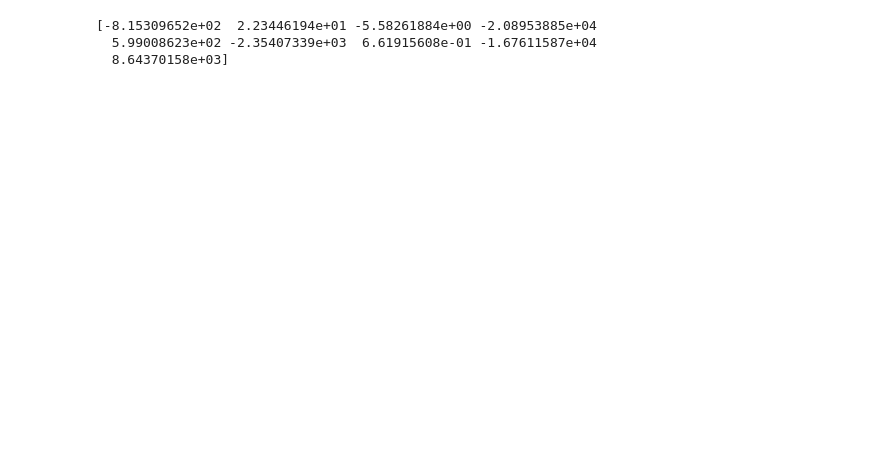
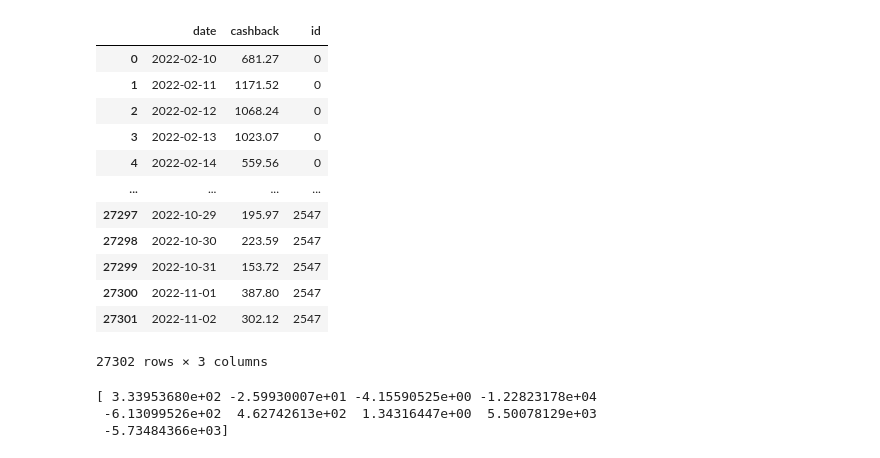
Before and after one commit to mikhio/spas, a Jupyter notebook: prediction.ipynb, the cells around one changed output. Drawn from its saved outputs; the diff is of its cells as text; code cells hidden in the pictures; blank space fills up the shorter version.

```diff
--- a/prediction.ipynb
+++ b/prediction.ipynb
@@ -17,10 +17,24 @@ from tsfresh.utilities.dataframe_functions import impute
 from tsfresh.feature_extraction import ComprehensiveFCParameters
 # %%
 # read data
-df = pd.read_excel('data/hist_data_nm_cat.xlsx')
-df = df.rename(columns={'day': 'date'})
-df['date'] = pd.to_datetime(df['date'])
-df.set_index('date', inplace=True)
+df = pd.read_csv('data/train_data.csv')
+df.drop(['merchant_name'], axis=1, inplace=True)
+df.drop(['category'], axis=1, inplace=True)
+df
+# %% [output]
+|  | date | cashback | id |
+| 0 | 2022-02-10 | 681.27 | 0 |
+| 1 | 2022-02-11 | 1171.52 | 0 |
+| 2 | 2022-02-12 | 1068.24 | 0 |
+| 3 | 2022-02-13 | 1023.07 | 0 |
+| 4 | 2022-02-14 | 559.56 | 0 |
+| ... | ... | ... | ... |
+| 27297 | 2022-10-29 | 195.97 | 2547 |
+| 27298 | 2022-10-30 | 223.59 | 2547 |
+| 27299 | 2022-10-31 | 153.72 | 2547 |
+| 27300 | 2022-11-01 | 387.80 | 2547 |
+| 27301 | 2022-11-02 | 302.12 | 2547 |
+27302 rows × 3 columns
 # %%
 def model_predict(data, model):
     extraction_settings = ComprehensiveFCParameters()
@@ -46,10 +107,10 @@ def model_predict(data, model):
 # %%
 # import model
 model = Lasso()
-with open('model.pkl', 'rb') as inp:
+with open('models/model_2.0.pkl', 'rb') as inp:
     model = pickle.load(inp)
     print(model.coef_)
 # %% [output]
-[-8.15309652e+02  2.23446194e+01 -5.58261884e+00 -2.08953885e+04
-  5.99008623e+02 -2.35407339e+03  6.61915608e-01 -1.67611587e+04
-  8.64370158e+03]
+[ 3.33953680e+02 -2.59930007e+01 -4.15590525e+00 -1.22823178e+04
+ -6.13099526e+02  4.62742613e+02  1.34316447e+00  5.50078129e+03
+ -5.73484366e+03]
```
Also changed, not shown: parts of 6 cells of this notebook, 4 other files.
